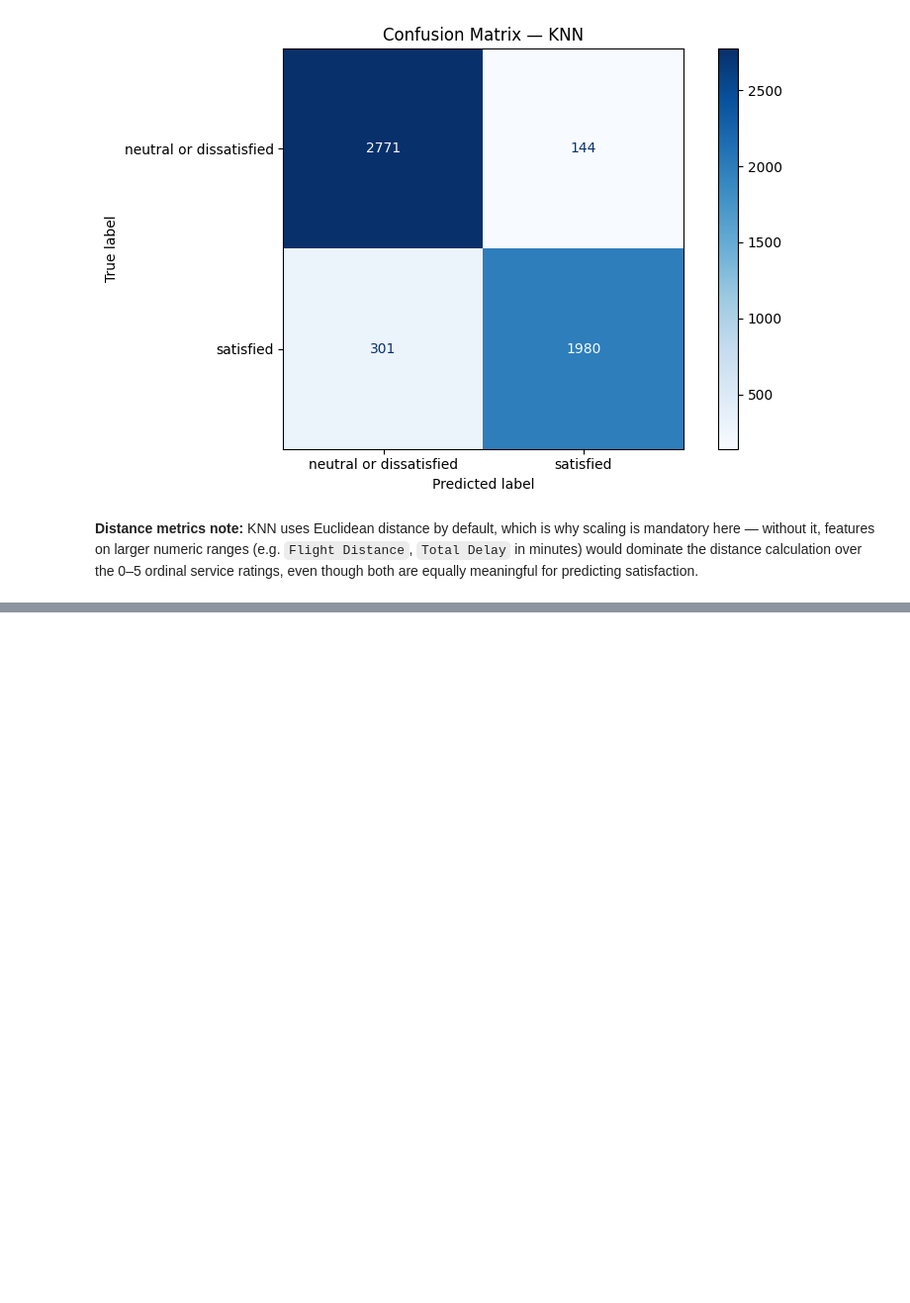
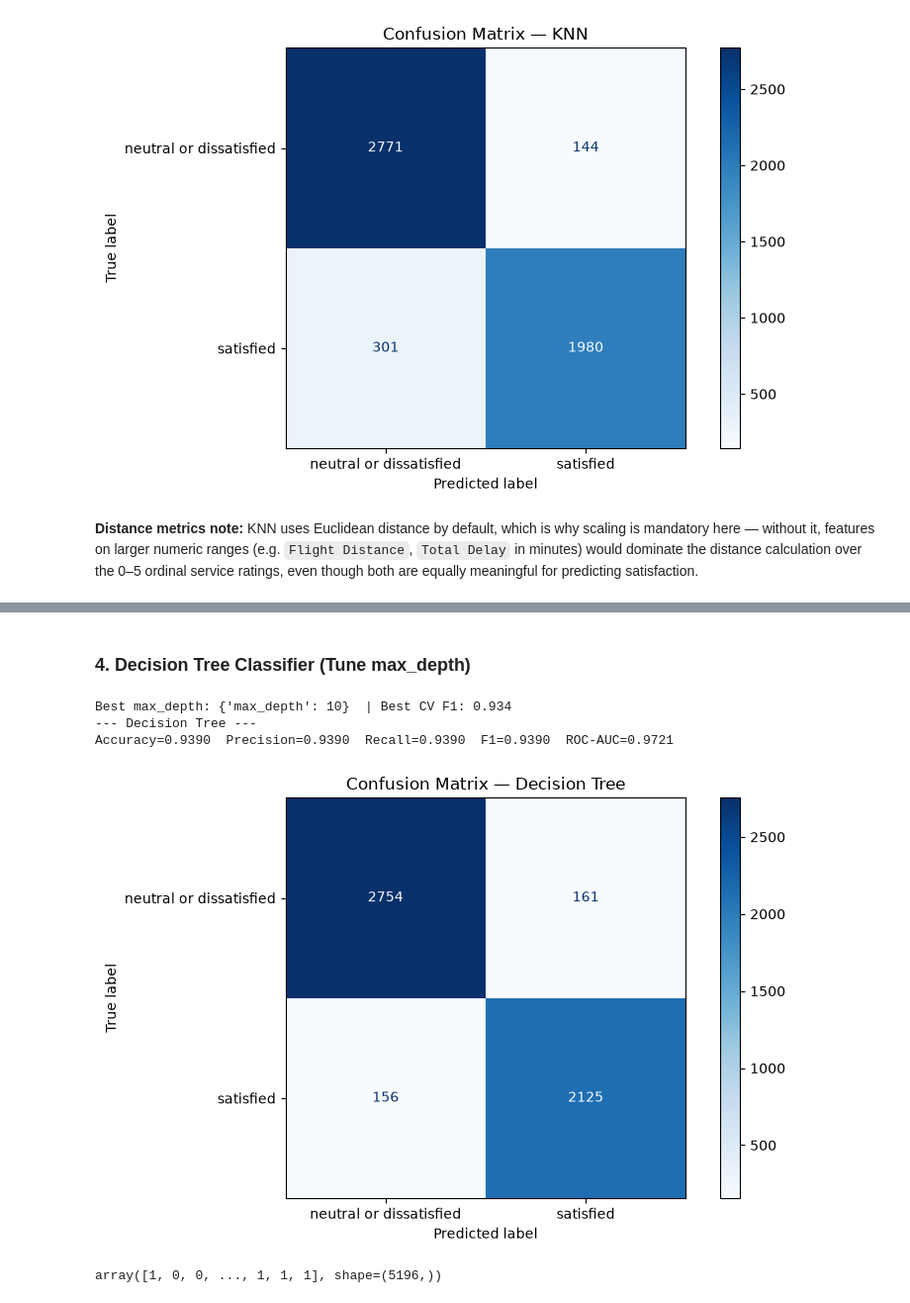
Before and after one commit to hemnath-28/ML-Evaulation-, a Jupyter notebook: classification.ipynb, the cells around one changed output, grey strips where cells are left out. Shown at 99% size. Saved outputs shown, nothing was run; the diff lists cells and outputs as text; code cells hidden in the pictures; blank space fills up the shorter version.

```diff
--- a/classification.ipynb
+++ b/classification.ipynb
@@ -306,0 +319,18 @@ both are equally meaningful for predicting satisfaction.
+# %% [markdown]
+### 4. Decision Tree Classifier (Tune max_depth)
+# %%
+dt_grid = GridSearchCV(DecisionTreeClassifier(random_state=RANDOM_STATE),
+                        {'max_depth': [3, 5, 7, 10, 15, None]},
+                        cv=5, scoring='f1_weighted', n_jobs=-1)
+dt_grid.fit(X_train, y_train)
+print('Best max_depth:', dt_grid.best_params_, ' | Best CV F1:', round(dt_grid.best_score_, 4))
+
+best_dt = dt_grid.best_estimator_
+trained_models['Decision Tree'] = (best_dt, X_test)
+evaluate('Decision Tree', best_dt, X_test, y_test)
+# %% [output]
+Best max_depth: {'max_depth': 10}  | Best CV F1: 0.934
+--- Decision Tree ---
+Accuracy=0.9390  Precision=0.9390  Recall=0.9390  F1=0.9390  ROC-AUC=0.9721
+[figure, added]
+array([1, 0, 0, ..., 1, 1, 1], shape=(5196,))
```
Also changed, not shown: parts of 6 cells of this notebook.
